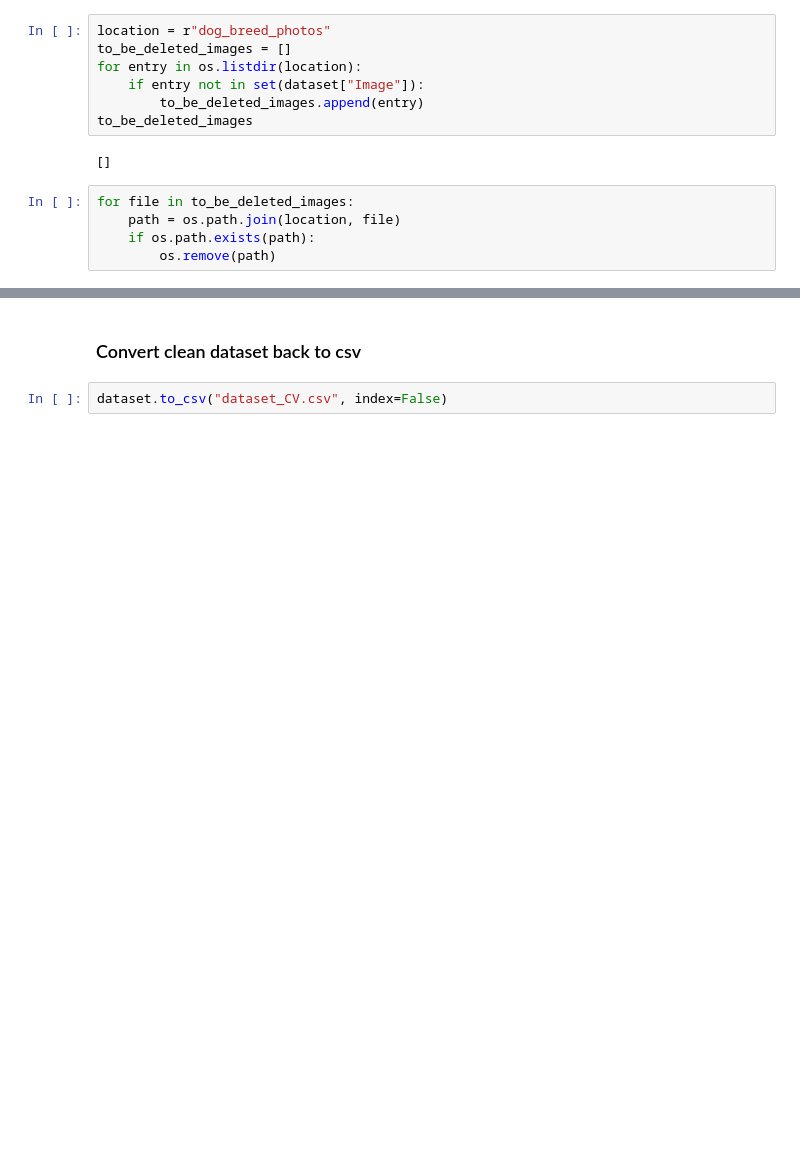
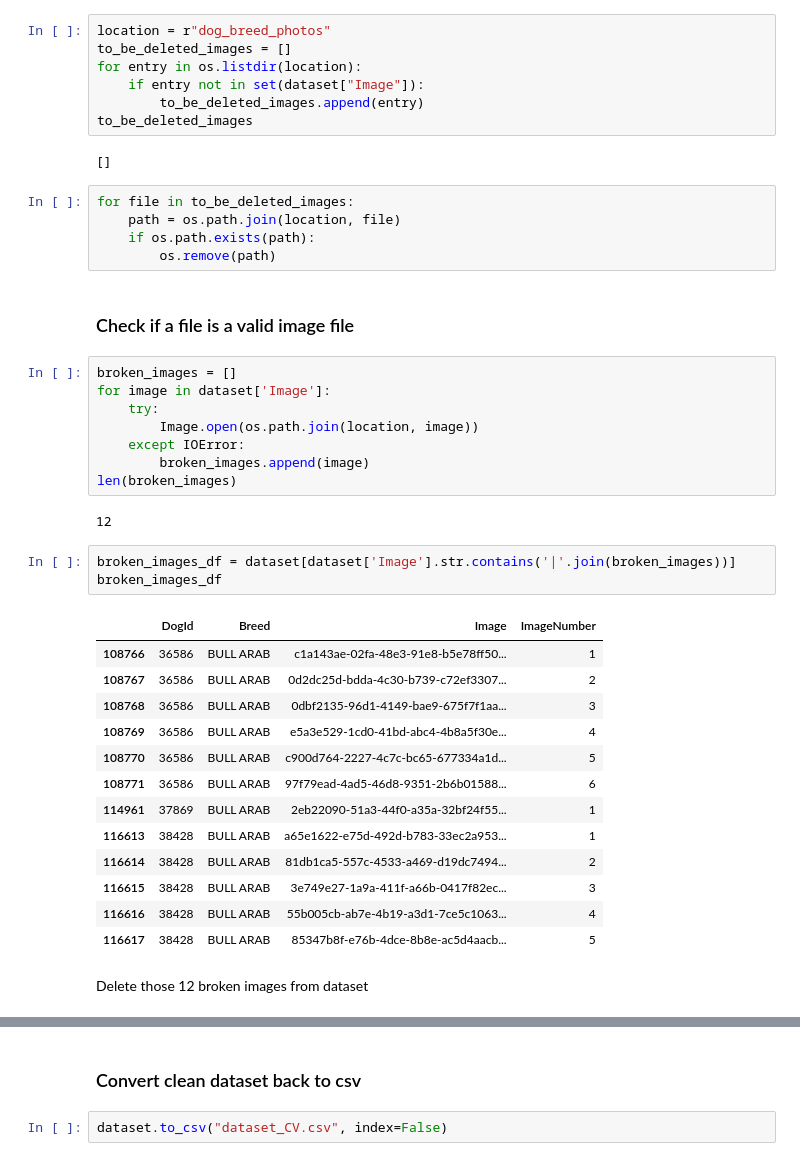
Before and after one commit to SunnyTrashpanda/CVNLP_dog-breeds, a Jupyter notebook: CVNLP_CSV-Cleanup.ipynb, the cells around one changed output, grey strips where cells are left out. Cells and saved outputs as stored; diff of their text form; blank space fills up the shorter version.

```diff
--- a/CVNLP_CSV-Cleanup.ipynb
+++ b/CVNLP_CSV-Cleanup.ipynb
@@ -111,3 +112,34 @@ for file in to_be_deleted_images:
     path = os.path.join(location, file)
     if os.path.exists(path):
         os.remove(path)
+# %% [markdown]
+### Check if a file is a valid image file
+# %%
+broken_images = []
+for image in dataset['Image']:
+    try:
+        Image.open(os.path.join(location, image))
+    except IOError:
+        broken_images.append(image)
+len(broken_images)
+# %% [output]
+12
+# %%
+broken_images_df = dataset[dataset['Image'].str.contains('|'.join(broken_images))]
+broken_images_df
+# %% [output]
+|  | DogId | Breed | Image | ImageNumber |
+| 108766 | 36586 | BULL ARAB | c1a143ae-02fa-48e3-91e8-b5e78ff50... | 1 |
+| 108767 | 36586 | BULL ARAB | 0d2dc25d-bdda-4c30-b739-c72ef3307... | 2 |
+| 108768 | 36586 | BULL ARAB | 0dbf2135-96d1-4149-bae9-675f7f1aa... | 3 |
+| 108769 | 36586 | BULL ARAB | e5a3e529-1cd0-41bd-abc4-4b8a5f30e... | 4 |
+| 108770 | 36586 | BULL ARAB | c900d764-2227-4c7c-bc65-677334a1d... | 5 |
+| 108771 | 36586 | BULL ARAB | 97f79ead-4ad5-46d8-9351-2b6b01588... | 6 |
+| 114961 | 37869 | BULL ARAB | 2eb22090-51a3-44f0-a35a-32bf24f55... | 1 |
+| 116613 | 38428 | BULL ARAB | a65e1622-e75d-492d-b783-33ec2a953... | 1 |
+| 116614 | 38428 | BULL ARAB | 81db1ca5-557c-4533-a469-d19dc7494... | 2 |
+| 116615 | 38428 | BULL ARAB | 3e749e27-1a9a-411f-a66b-0417f82ec... | 3 |
+| 116616 | 38428 | BULL ARAB | 55b005cb-ab7e-4b19-a3d1-7ce5c1063... | 4 |
+| 116617 | 38428 | BULL ARAB | 85347b8f-e76b-4dce-8b8e-ac5d4aacb... | 5 |
+# %% [markdown]
+Delete those 12 broken images from dataset
```
Also changed, not shown: parts of 3 cells of this notebook, 1 other file.
